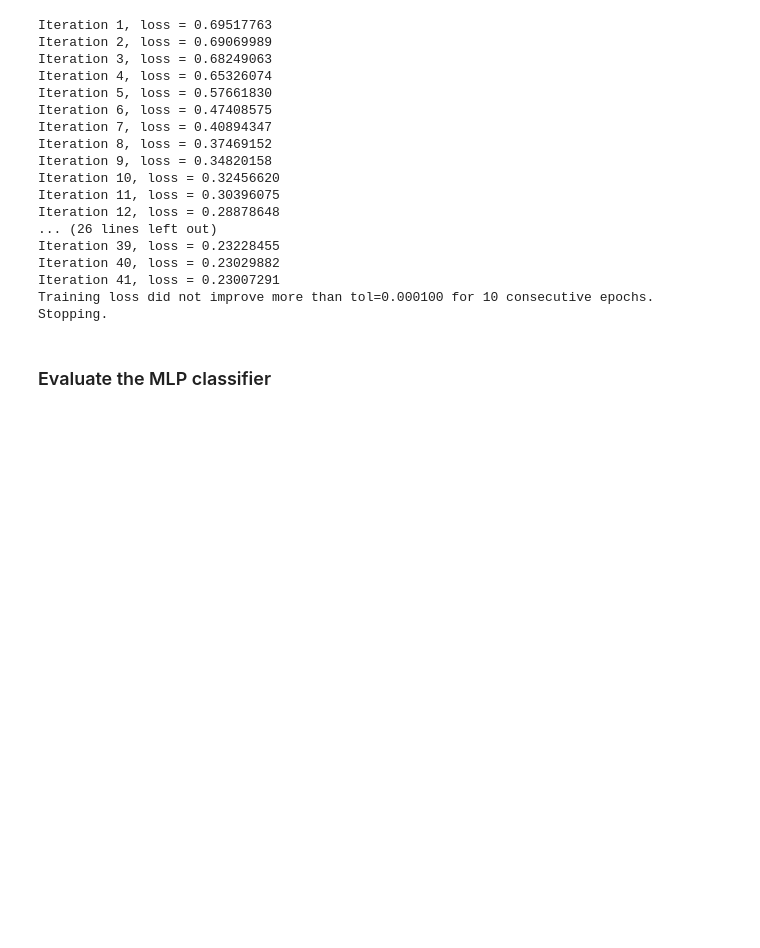
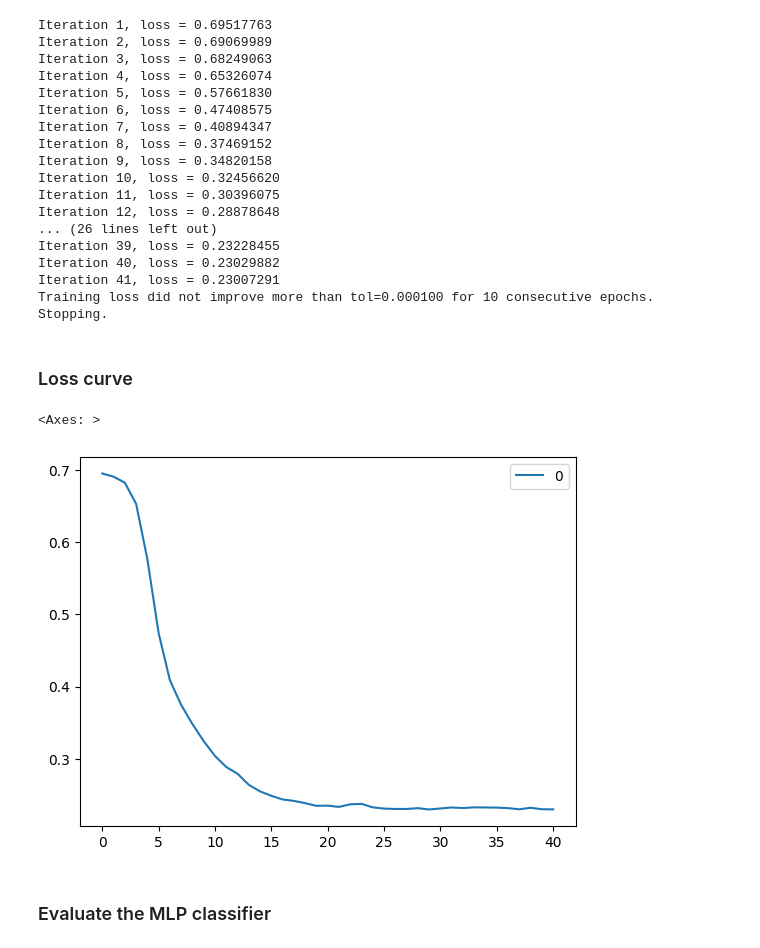
Before and after one commit to AlexanderBusa/ProgettoTeam2, a Jupyter notebook: neural_network.ipynb, the cells around one changed output. Drawn from its saved outputs; the diff is of its cells as text; code cells hidden in the pictures; blank space fills up the shorter version.

Commit message:
loss curve of mlp

```diff
--- a/neural_network.ipynb
+++ b/neural_network.ipynb
@@ -150,6 +150,13 @@ Iteration 39, loss = 0.23228455
 Iteration 40, loss = 0.23029882
 Iteration 41, loss = 0.23007291
 Training loss did not improve more than tol=0.000100 for 10 consecutive epochs. Stopping.
+# %% [markdown]
+### Loss curve
+# %%
+pd.DataFrame(model.loss_curve_).plot()
+# %% [output]
+<Axes: >
+[figure, added]
 # %% [markdown]
 ### Evaluate the MLP classifier
 # %%
```
